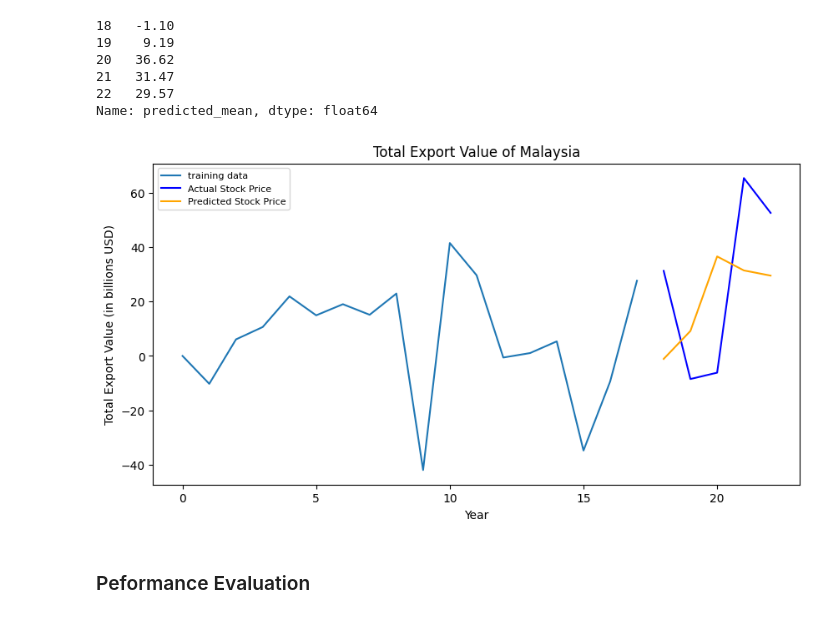
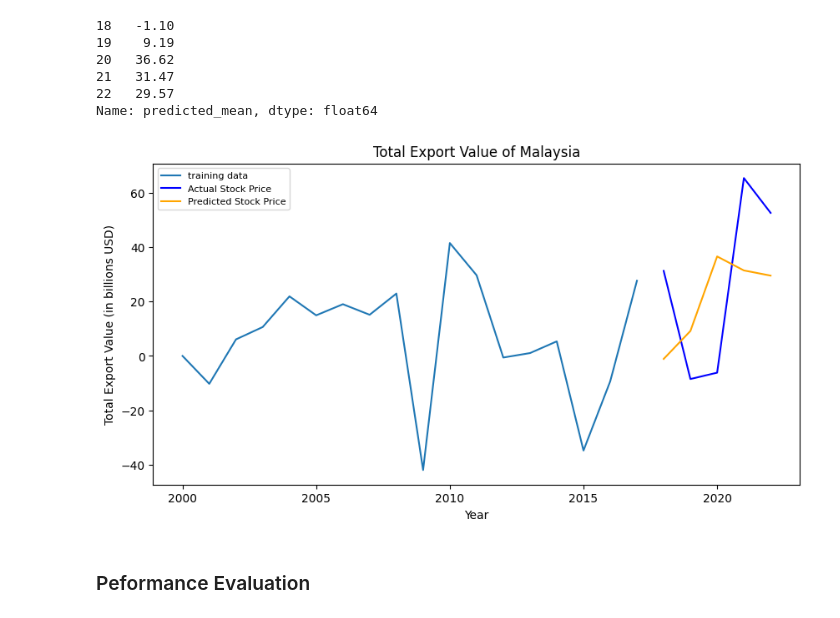
Before and after one commit to jhwong97/wqd7002-forecasting-export-project, a Jupyter notebook: main-code.ipynb, the cells around one changed output. Saved outputs shown, nothing was run; the diff lists cells and outputs as text; code cells hidden in the pictures.

Commit message:
Update again on the xlabel for ARIMA chart

```diff
--- a/main-code.ipynb
+++ b/main-code.ipynb
@@ -355,19 +355,19 @@ Name: predicted_mean, dtype: float64
 # %%
 # Make as pandas series
 fc_series = pd.Series(fc)
 
 # PLot graph to view the predicted and actual total export value
 plt.figure(figsize=(10,5), dpi=100)
-plt.plot(y_train, label='training data')
-plt.plot(y_test, color = 'blue', label='Actual Stock Price')
-plt.plot(fc_series, color = 'orange',label='Predicted Stock Price')
+plt.plot(x_train, y_train, label='training data')
+plt.plot(x_test, y_test, color = 'blue', label='Actual Stock Price')
+plt.plot(x_test, fc_series, color = 'orange',label='Predicted Stock Price')
 plt.title('Total Export Value of Malaysia')
 plt.xlabel('Year')
 plt.ylabel('Total Export Value (in billions USD)')
 plt.legend(loc='upper left', fontsize=8)
 plt.show()
 # %% [output]
-[figure, old version]
+[figure, new version]
 # %% [markdown]
 ### Peformance Evaluation
 # %%
```
Also changed, not shown: parts of 3 cells of this notebook.
